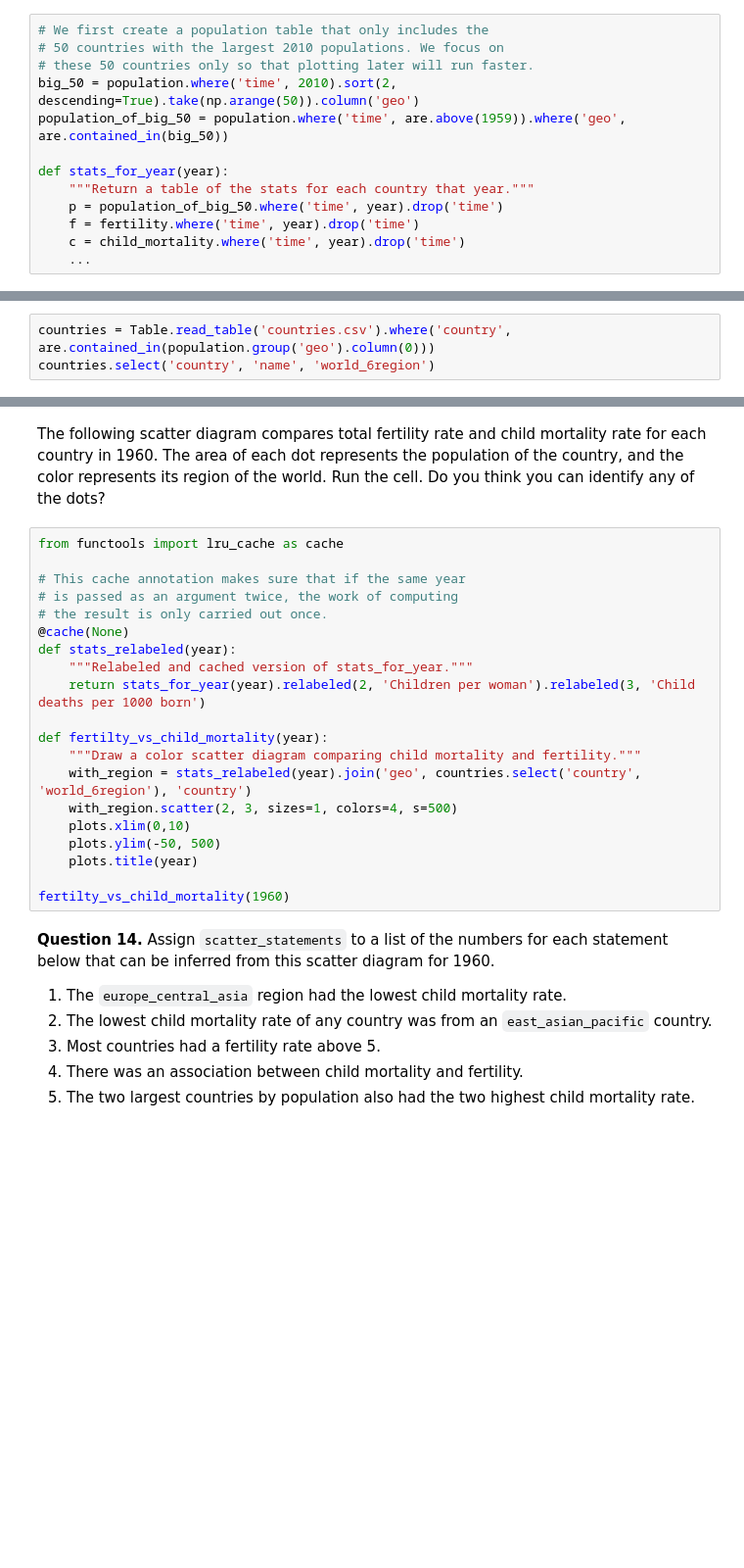
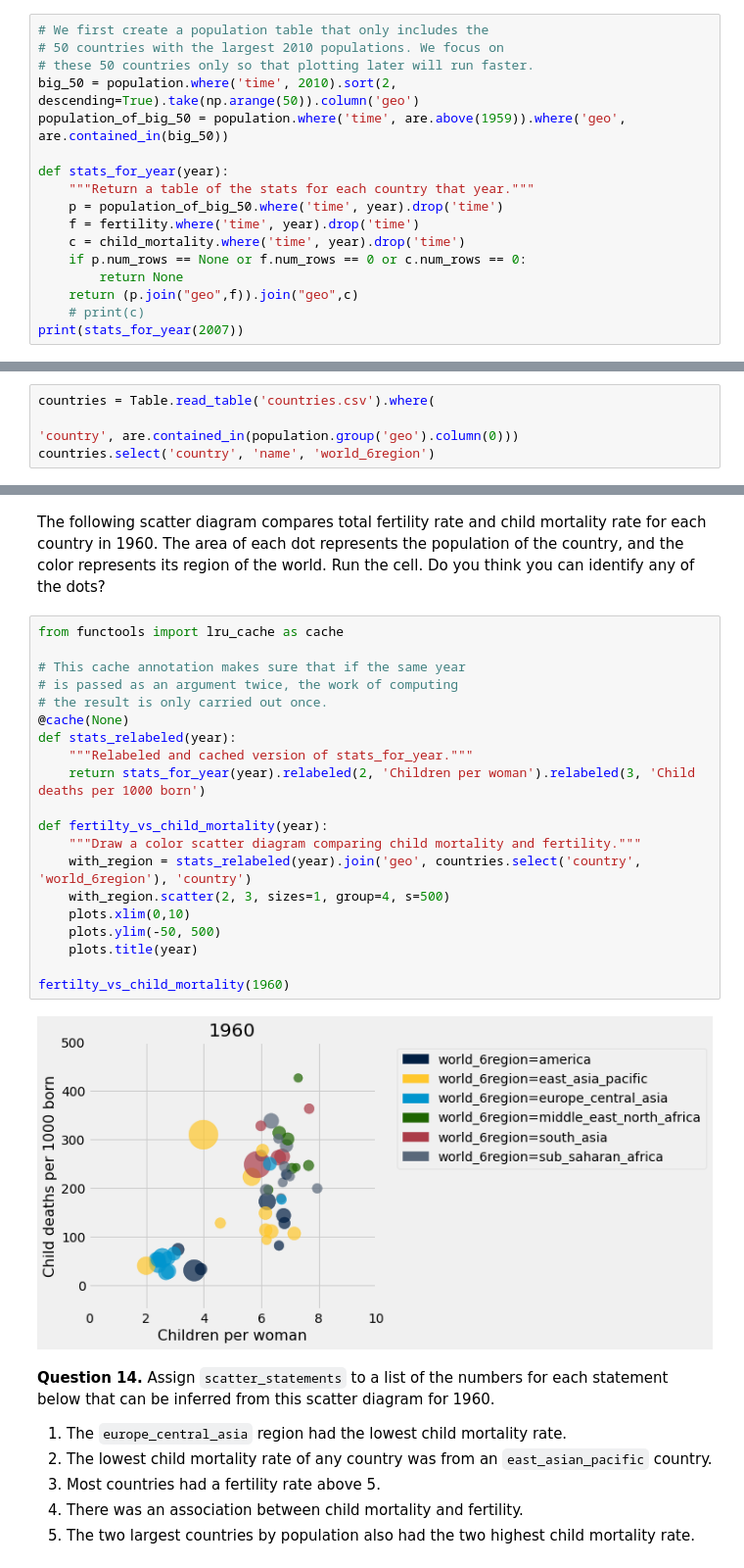
Before and after one commit to Weijun-H/data8, a Jupyter notebook: project/project1/project1.ipynb, the cells around one changed output, grey strips where cells are left out. Shown: that part at 98% size. Cells and saved outputs as stored; diff of their text form; blank space fills up the shorter version.

```diff
--- a/project/project1/project1.ipynb
+++ b/project/project1/project1.ipynb
@@ -289,4 +289,8 @@ def stats_for_year(year):
     p = population_of_big_50.where('time', year).drop('time')
     f = fertility.where('time', year).drop('time')
     c = child_mortality.where('time', year).drop('time')
-    ...
+    if p.num_rows == None or f.num_rows == 0 or c.num_rows == 0:
+        return None
+    return (p.join("geo",f)).join("geo",c)
+    # print(c)
+print(stats_for_year(2007))
@@ -309,5 +348,7 @@ _ = ok.grade('q1_12')
 # %% [markdown]
 The `countries` table describes various characteristics of countries. The `country` column contains the same codes as the `geo` column in each of the other data tables (`population`, `fertility`, and `child_mortality`). The `world_6region` column classifies each country into a region of the world. Run the cell below to inspect the data.
 # %%
-countries = Table.read_table('countries.csv').where('country', are.contained_in(population.group('geo').column(0)))
+countries = Table.read_table('countries.csv').where(
+
+'country', are.contained_in(population.group('geo').column(0)))
 countries.select('country', 'name', 'world_6region')
@@ -323,23 +393,25 @@ The following scatter diagram compares total fertility rate and child mortality
 # %%
 from functools import lru_cache as cache
 
 # This cache annotation makes sure that if the same year
 # is passed as an argument twice, the work of computing
 # the result is only carried out once.
 @cache(None)
 def stats_relabeled(year):
     """Relabeled and cached version of stats_for_year."""
     return stats_for_year(year).relabeled(2, 'Children per woman').relabeled(3, 'Child deaths per 1000 born')
 
 def fertilty_vs_child_mortality(year):
     """Draw a color scatter diagram comparing child mortality and fertility."""
     with_region = stats_relabeled(year).join('geo', countries.select('country', 'world_6region'), 'country')
-    with_region.scatter(2, 3, sizes=1, colors=4, s=500)
+    with_region.scatter(2, 3, sizes=1, group=4, s=500)
     plots.xlim(0,10)
     plots.ylim(-50, 500)
     plots.title(year)
 
 fertilty_vs_child_mortality(1960)
+# %% [output]
+[figure, added]
 # %% [markdown]
 **Question 14.** Assign `scatter_statements` to a list of the numbers for each statement below that can be inferred from this scatter diagram for 1960.
 1. The `europe_central_asia` region had the lowest child mortality rate.
```
Also changed, not shown: parts of 41 cells of this notebook, 1 other file.
